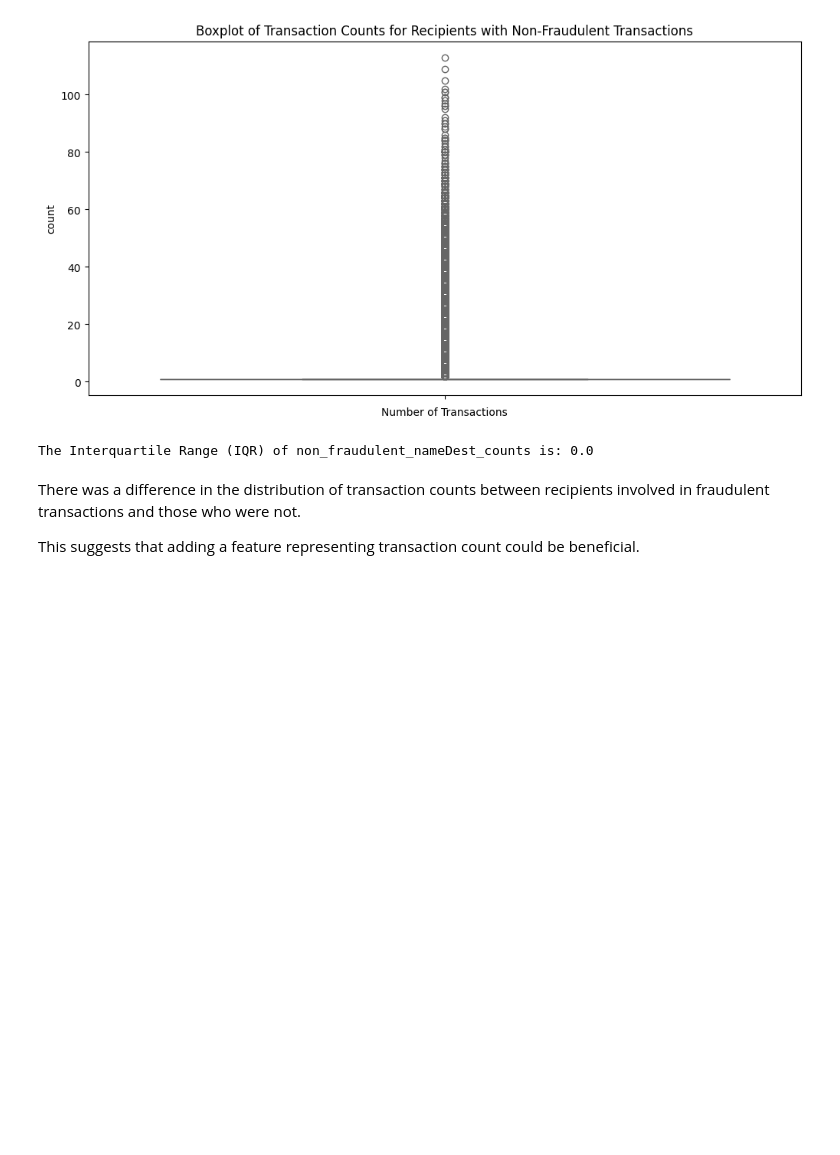
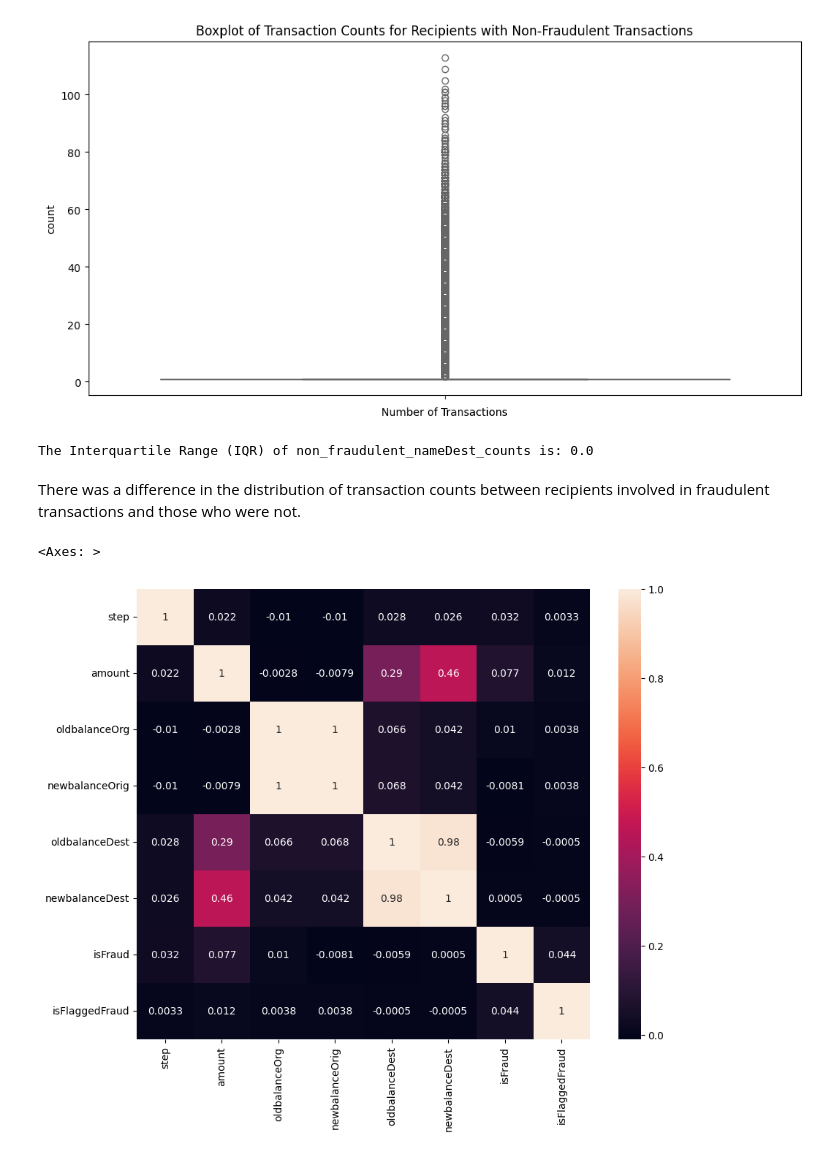
Before and after one commit to viktoruebelhart/analyzing-financial-fraud, a Jupyter notebook: analyzing_financial_fraud.ipynb, the cells around one changed output. Saved outputs shown, nothing was run; the diff lists cells and outputs as text; code cells hidden in the pictures; blank space fills up the shorter version.

```diff
--- a/analyzing_financial_fraud.ipynb
+++ b/analyzing_financial_fraud.ipynb
@@ -719,5 +719,14 @@ print(f"The Interquartile Range (IQR) of non_fraudulent_nameDest_counts is: {IQR
 The Interquartile Range (IQR) of non_fraudulent_nameDest_counts is: 0.0
 # %% [markdown]
 There was a difference in the distribution of transaction counts between recipients involved in fraudulent transactions and those who were not.
-
-This suggests that adding a feature representing transaction count could be beneficial.
+# %%
+# Select only numerical features for correlation calculation
+numerical_df = df.select_dtypes(include=['number'])
+
+# plotting the correlation heatmap
+plt.figure(figsize=(10,8))
+sns.heatmap(round(numerical_df.corr(),4),
+            annot=True)
+# %% [output]
+<Axes: >
+[figure, added]
```
Also changed, not shown: parts of 5 cells of this notebook.
